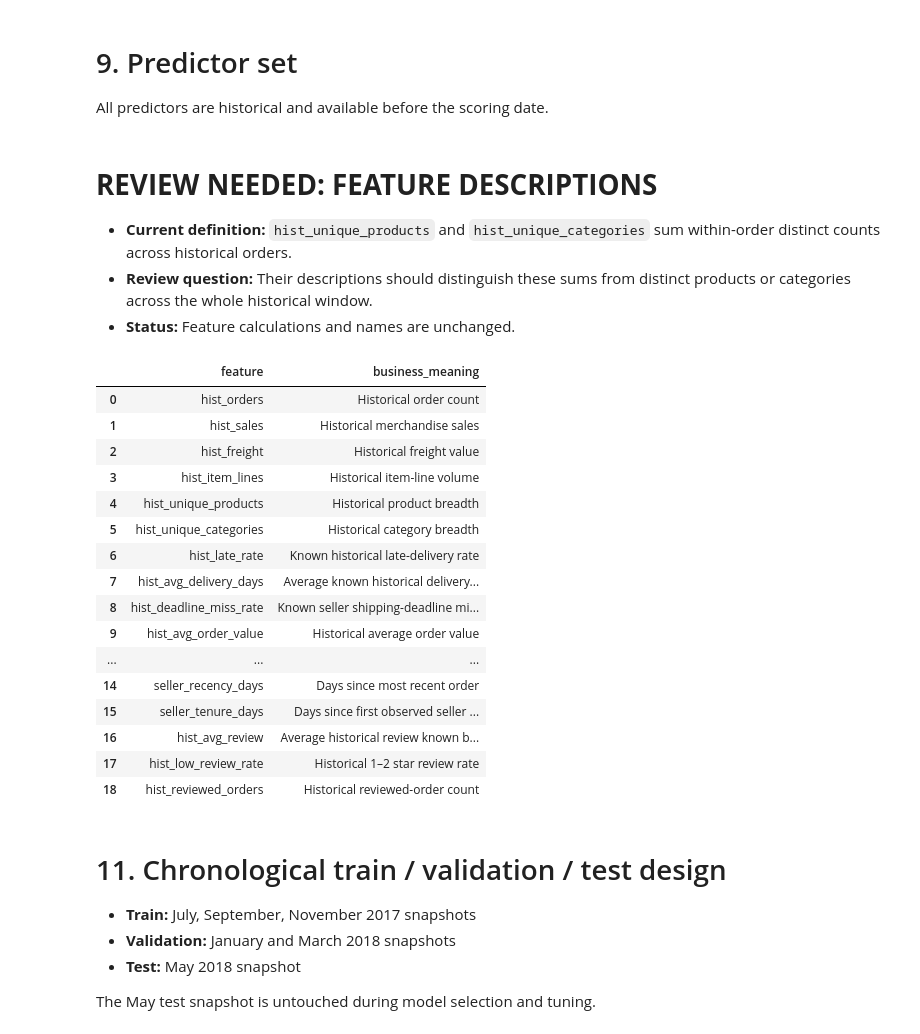
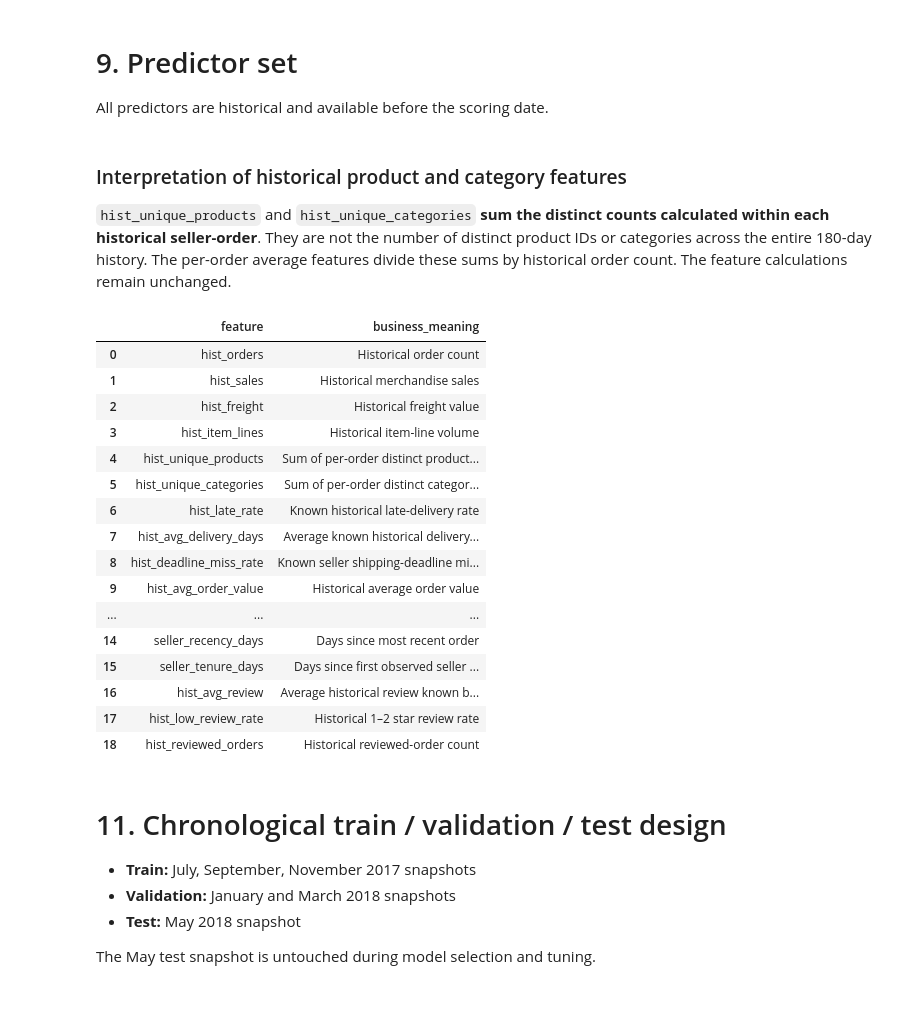
Before and after one commit to asherdata1/supply-chain-decision-support, a Jupyter notebook: 02_notebooks/03_modeling.ipynb, the cells around one changed output. Drawn from its saved outputs; the diff is of its cells as text; code cells hidden in the pictures; blank space fills up the shorter version.

```diff
--- a/03_final/Archive/03_modeling.ipynb
+++ b/02_notebooks/03_modeling.ipynb
@@ -2221,39 +2196,36 @@ plt.title('Future Low-Review Seller Rate by Scoring Date'); plt.ylabel('Positive
 # 9. Predictor set
 All predictors are historical and available before the scoring date.
 # %% [markdown]
-# **REVIEW NEEDED: FEATURE DESCRIPTIONS**
-
-- **Current definition:** `hist_unique_products` and `hist_unique_categories` sum within-order distinct counts across historical orders.
-- **Review question:** Their descriptions should distinguish these sums from distinct products or categories across the whole historical window.
-- **Status:** Feature calculations and names are unchanged.
+### Interpretation of historical product and category features
+`hist_unique_products` and `hist_unique_categories` **sum the distinct counts calculated within each historical seller-order**. They are not the number of distinct product IDs or categories across the entire 180-day history. The per-order average features divide these sums by historical order count. The feature calculations remain unchanged.
 # %%
 features = [
     'hist_orders','hist_sales','hist_freight','hist_item_lines','hist_unique_products','hist_unique_categories',
     'hist_late_rate','hist_avg_delivery_days','hist_deadline_miss_rate','hist_avg_order_value','hist_freight_ratio',
     'hist_items_per_order','hist_products_per_order','hist_categories_per_order','seller_recency_days','seller_tenure_days',
     'hist_avg_review','hist_low_review_rate','hist_reviewed_orders'
 ]
 feature_dictionary = pd.DataFrame([
     ['hist_orders','Historical order count'],['hist_sales','Historical merchandise sales'],
     ['hist_freight','Historical freight value'],['hist_item_lines','Historical item-line volume'],
-    ['hist_unique_products','Historical product breadth'],['hist_unique_categories','Historical category breadth'],
+    ['hist_unique_products','Sum of per-order distinct product counts in history'],['hist_unique_categories','Sum of per-order distinct category counts in history'],
     ['hist_late_rate','Known historical late-delivery rate'],['hist_avg_delivery_days','Average known historical delivery time'],
     ['hist_deadline_miss_rate','Known seller shipping-deadline miss rate'],['hist_avg_order_value','Historical average order value'],
     ['hist_freight_ratio','Freight share of merchandise + freight'],['hist_items_per_order','Historical item lines per order'],
     ['hist_products_per_order','Historical products per order'],['hist_categories_per_order','Historical categories per order'],
     ['seller_recency_days','Days since most recent order'],['seller_tenure_days','Days since first observed seller order'],
     ['hist_avg_review','Average historical review known by cutoff'],['hist_low_review_rate','Historical 1–2 star review rate'],
     ['hist_reviewed_orders','Historical reviewed-order count']
 ], columns=['feature','business_meaning'])
 feature_dictionary
 # %% [output]
 |  | feature | business_meaning |
 | 0 | hist_orders | Historical order count |
 | 1 | hist_sales | Historical merchandise sales |
 | 2 | hist_freight | Historical freight value |
 | 3 | hist_item_lines | Historical item-line volume |
-| 4 | hist_unique_products | Historical product breadth |
-| 5 | hist_unique_categories | Historical category breadth |
+| 4 | hist_unique_products | Sum of per-order distinct product... |
+| 5 | hist_unique_categories | Sum of per-order distinct categor... |
 | 6 | hist_late_rate | Known historical late-delivery rate |
 | 7 | hist_avg_delivery_days | Average known historical delivery... |
 | 8 | hist_deadline_miss_rate | Known seller shipping-deadline mi... |
```
Also changed, not shown: parts of 60 cells of this notebook, 16 other files.
